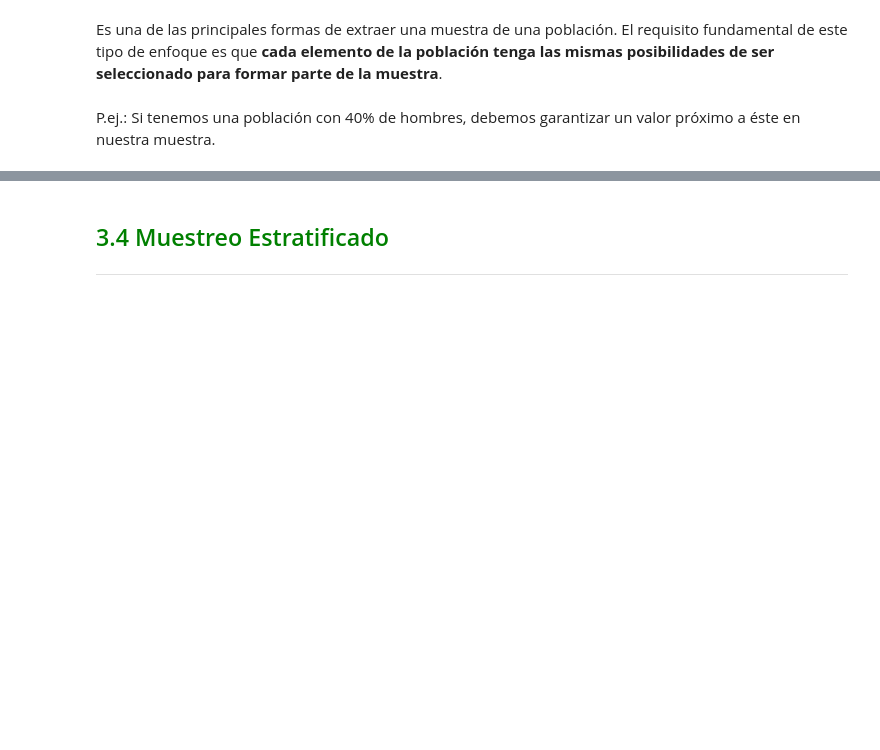
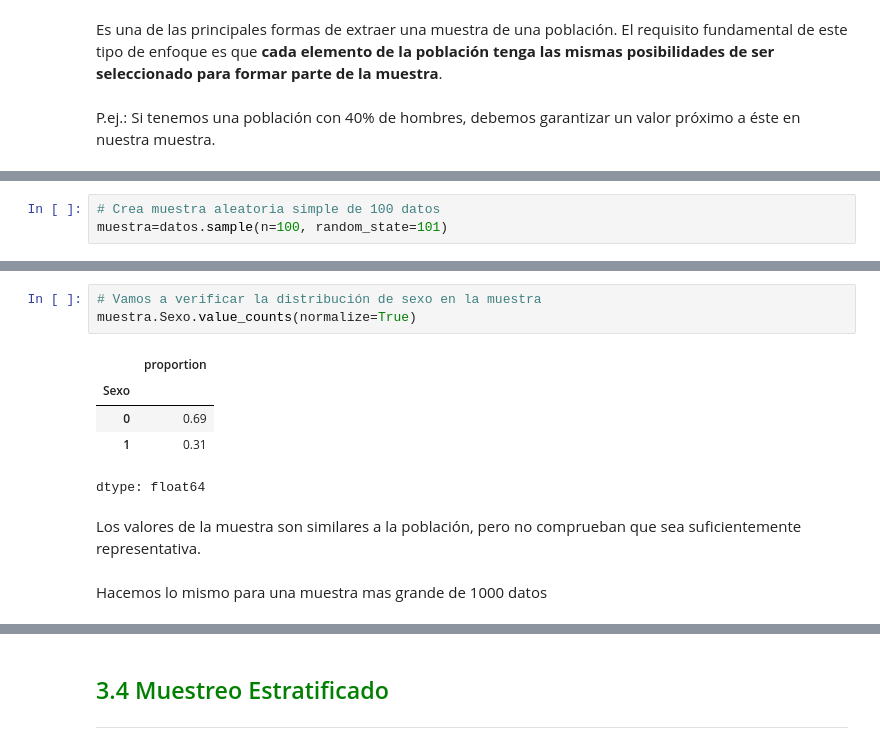
Before and after one commit to Maucho6340/1764-estadistica-con-python-probabilidad-y-muestreo, a Jupyter notebook: Curso_de_Etadística_Parte_2.ipynb, the cells around one changed output, grey strips where cells are left out. Drawn from its saved outputs; the diff is of its cells as text; blank space fills up the shorter version.

```diff
--- a/Curso_de_Etadística_Parte_2.ipynb
+++ b/Curso_de_Etadística_Parte_2.ipynb
@@ -1083,0 +1097,3 @@ P.ej.: Si tenemos una población con 40% de hombres, debemos garantizar un valor
+# %%
+# Crea muestra aleatoria simple de 100 datos
+muestra=datos.sample(n=100, random_state=101)
@@ -1083,0 +1124,13 @@ P.ej.: Si tenemos una población con 40% de hombres, debemos garantizar un valor
+# %%
+# Vamos a verificar la distribución de sexo en la muestra
+muestra.Sexo.value_counts(normalize=True)
+# %% [output]
+|  | proportion |
+| Sexo |  |
+| 0 | 0.69 |
+| 1 | 0.31 |
+dtype: float64
+# %% [markdown]
+Los valores de la muestra son similares a la población, pero no comprueban que sea suficientemente representativa.
+# %% [markdown]
+Hacemos lo mismo para una muestra mas grande de 1000 datos
```
Also changed, not shown: parts of 14 cells of this notebook.
